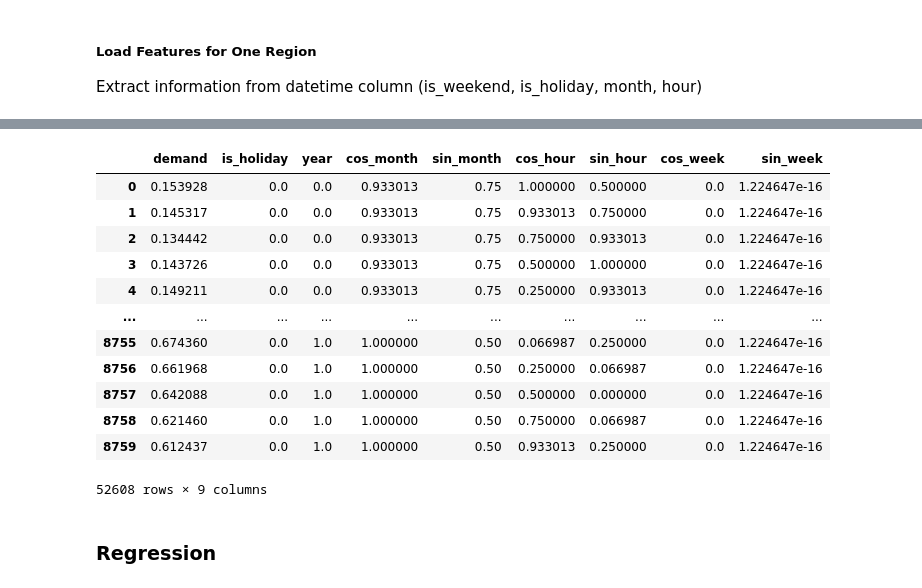
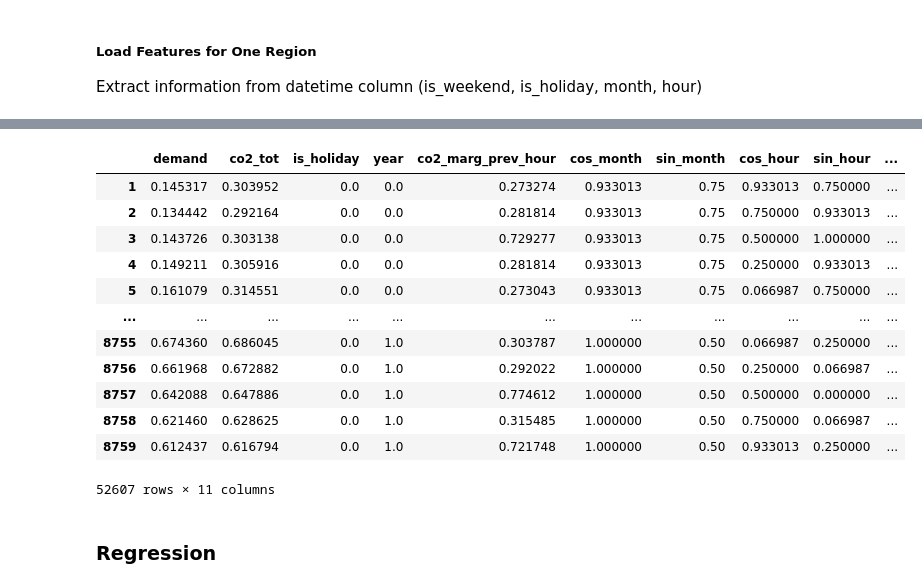
Before and after one commit to amy-wang/thesis2, a Jupyter notebook: lin_reg_forecasting_model/uwo-thesis.ipynb, the cells around one changed output, grey strips where cells are left out. Saved outputs shown, nothing was run; the diff lists cells and outputs as text; code cells hidden in the pictures.

```diff
--- a/lin_reg_forecasting_model/uwo-thesis.ipynb
+++ b/lin_reg_forecasting_model/uwo-thesis.ipynb
@@ -47,7 +47,7 @@ df = pd.DataFrame()
 
 for year in range(2012, 2018):
     region_df = pd.read_csv("data/simulated/dispatch_output_weekly_" + region + "_" + str(year) + "_0co2_v27_coal_vom_same.csv")
-    region_df = region_df[['datetime', 'co2_marg', 'so2_marg', 'nox_marg', 'demand']]
+    region_df = region_df[['datetime', 'co2_marg', 'so2_marg', 'nox_marg', 'demand', 'co2_tot']]
     df = pd.concat((df, region_df))
 
 df['datetime'] = pd.to_datetime(df['datetime'])
@@ -62,5 +62,10 @@ df['month'] = pd.DatetimeIndex(df.datetime).month
 df['hour'] = pd.DatetimeIndex(df.datetime).hour
 df['year'] = pd.DatetimeIndex(df.datetime).year
 df['day_of_week'] = pd.DatetimeIndex(df.datetime).weekday
+
+# Include marginal co2 value from the last hour
+df['co2_marg_prev_hour'] = df.co2_marg.shift(1)
+df = df.dropna()
+
 df
 # %% [output]
@@ -158,24 +163,24 @@ df
 # %%
 # split into dependent and independent
-x = df.iloc[:,3:12]
+x = df.iloc[:,3:14]
 y = df.iloc[:,0:3]
 
 normalized_df = (x-x.min())/(x.max()-x.min())
 normalized_df
 # %% [output]
-|  | demand | is_holiday | year | cos_month | sin_month | cos_hour | sin_hour | cos_week | sin_week |
-| 0 | 0.153928 | 0.0 | 0.0 | 0.933013 | 0.75 | 1.000000 | 0.500000 | 0.0 | 1.224647e-16 |
-| 1 | 0.145317 | 0.0 | 0.0 | 0.933013 | 0.75 | 0.933013 | 0.750000 | 0.0 | 1.224647e-16 |
-| 2 | 0.134442 | 0.0 | 0.0 | 0.933013 | 0.75 | 0.750000 | 0.933013 | 0.0 | 1.224647e-16 |
-| 3 | 0.143726 | 0.0 | 0.0 | 0.933013 | 0.75 | 0.500000 | 1.000000 | 0.0 | 1.224647e-16 |
-| 4 | 0.149211 | 0.0 | 0.0 | 0.933013 | 0.75 | 0.250000 | 0.933013 | 0.0 | 1.224647e-16 |
-| ... | ... | ... | ... | ... | ... | ... | ... | ... | ... |
-| 8755 | 0.674360 | 0.0 | 1.0 | 1.000000 | 0.50 | 0.066987 | 0.250000 | 0.0 | 1.224647e-16 |
-| 8756 | 0.661968 | 0.0 | 1.0 | 1.000000 | 0.50 | 0.250000 | 0.066987 | 0.0 | 1.224647e-16 |
-| 8757 | 0.642088 | 0.0 | 1.0 | 1.000000 | 0.50 | 0.500000 | 0.000000 | 0.0 | 1.224647e-16 |
-| 8758 | 0.621460 | 0.0 | 1.0 | 1.000000 | 0.50 | 0.750000 | 0.066987 | 0.0 | 1.224647e-16 |
-| 8759 | 0.612437 | 0.0 | 1.0 | 1.000000 | 0.50 | 0.933013 | 0.250000 | 0.0 | 1.224647e-16 |
+|  | demand | co2_tot | is_holiday | year | co2_marg_prev_hour | cos_month | sin_month | cos_hour | sin_hour | ... |
+| 1 | 0.145317 | 0.303952 | 0.0 | 0.0 | 0.273274 | 0.933013 | 0.75 | 0.933013 | 0.750000 | ... |
+| 2 | 0.134442 | 0.292164 | 0.0 | 0.0 | 0.281814 | 0.933013 | 0.75 | 0.750000 | 0.933013 | ... |
+| 3 | 0.143726 | 0.303138 | 0.0 | 0.0 | 0.729277 | 0.933013 | 0.75 | 0.500000 | 1.000000 | ... |
+| 4 | 0.149211 | 0.305916 | 0.0 | 0.0 | 0.281814 | 0.933013 | 0.75 | 0.250000 | 0.933013 | ... |
+| 5 | 0.161079 | 0.314551 | 0.0 | 0.0 | 0.273043 | 0.933013 | 0.75 | 0.066987 | 0.750000 | ... |
+| ... | ... | ... | ... | ... | ... | ... | ... | ... | ... | ... |
+| 8755 | 0.674360 | 0.686045 | 0.0 | 1.0 | 0.303787 | 1.000000 | 0.50 | 0.066987 | 0.250000 | ... |
+| 8756 | 0.661968 | 0.672882 | 0.0 | 1.0 | 0.292022 | 1.000000 | 0.50 | 0.250000 | 0.066987 | ... |
+| 8757 | 0.642088 | 0.647886 | 0.0 | 1.0 | 0.774612 | 1.000000 | 0.50 | 0.500000 | 0.000000 | ... |
+| 8758 | 0.621460 | 0.628625 | 0.0 | 1.0 | 0.315485 | 1.000000 | 0.50 | 0.750000 | 0.066987 | ... |
+| 8759 | 0.612437 | 0.616794 | 0.0 | 1.0 | 0.721748 | 1.000000 | 0.50 | 0.933013 | 0.250000 | ... |
-52608 rows × 9 columns
+52607 rows × 11 columns
 # %% [markdown]
 ### Regression
 # %%
```
Also changed, not shown: parts of 7 cells of this notebook, 4 other files.
